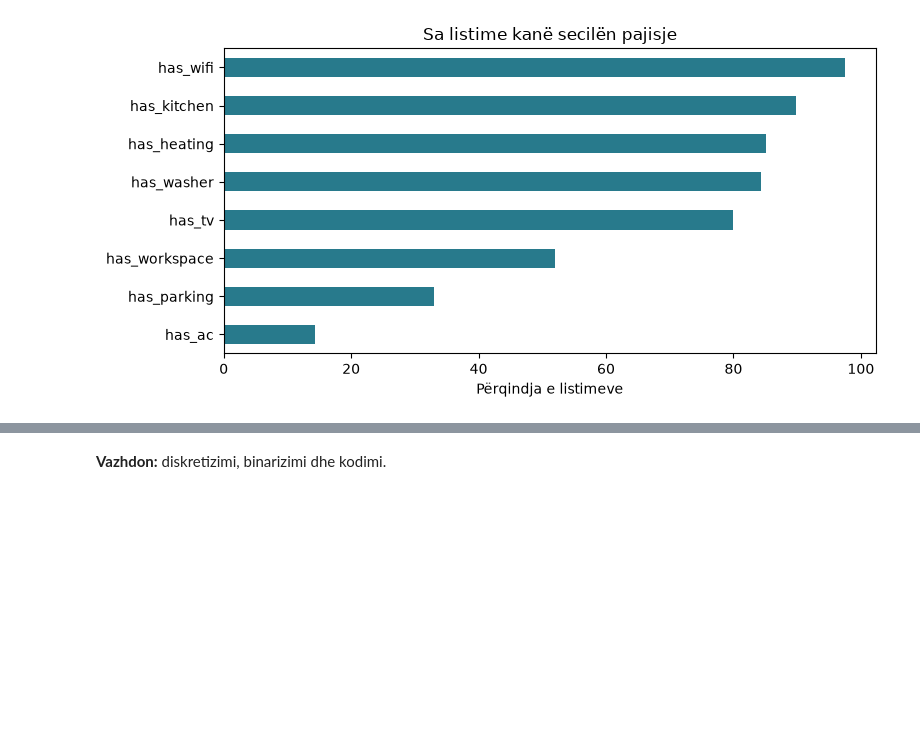
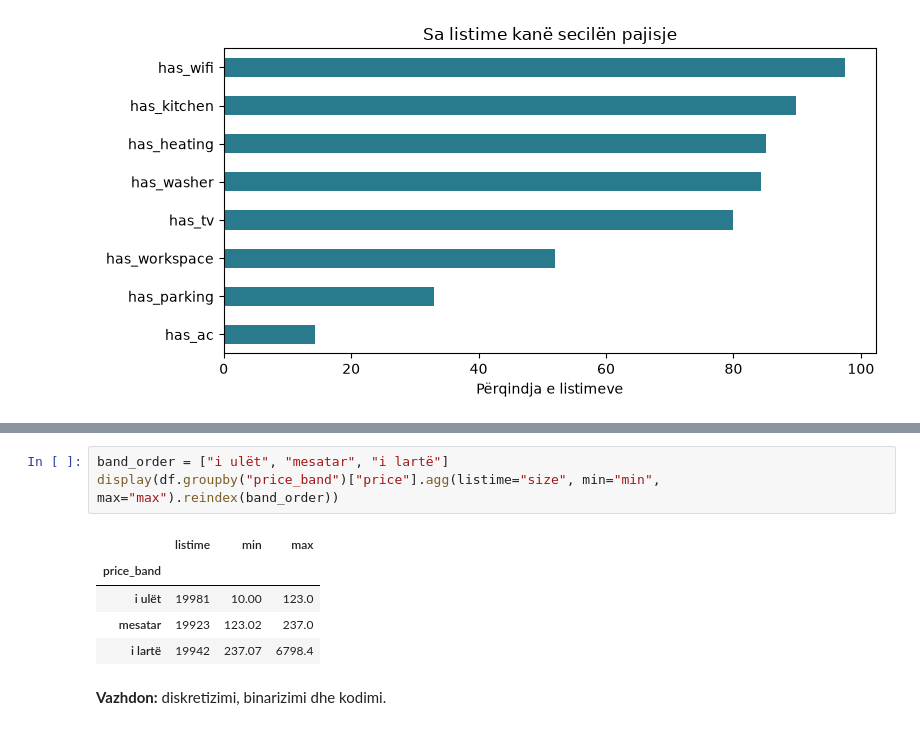
Before and after one commit to yllkeberisha/pvdh_group_10, a Jupyter notebook: notebooks/03_krijimi_vetive_dhe_kodimi.ipynb, the cells around one changed output, grey strips where cells are left out. Saved outputs shown, nothing was run; the diff lists cells and outputs as text; blank space fills up the shorter version.

```diff
--- a/notebooks/03_krijimi_vetive_dhe_kodimi.ipynb
+++ b/notebooks/03_krijimi_vetive_dhe_kodimi.ipynb
@@ -270,2 +355,11 @@ plt.show()
+# %%
+band_order = ["i ulët", "mesatar", "i lartë"]
+display(df.groupby("price_band")["price"].agg(listime="size", min="min", max="max").reindex(band_order))
+# %% [output]
+|  | listime | min | max |
+| price_band |  |  |  |
+| i ulët | 19981 | 10.00 | 123.0 |
+| mesatar | 19923 | 123.02 | 237.0 |
+| i lartë | 19942 | 237.07 | 6798.4 |
 # %% [markdown]
 **Vazhdon:** diskretizimi, binarizimi dhe kodimi.
```
Also changed, not shown: parts of 5 cells of this notebook.
